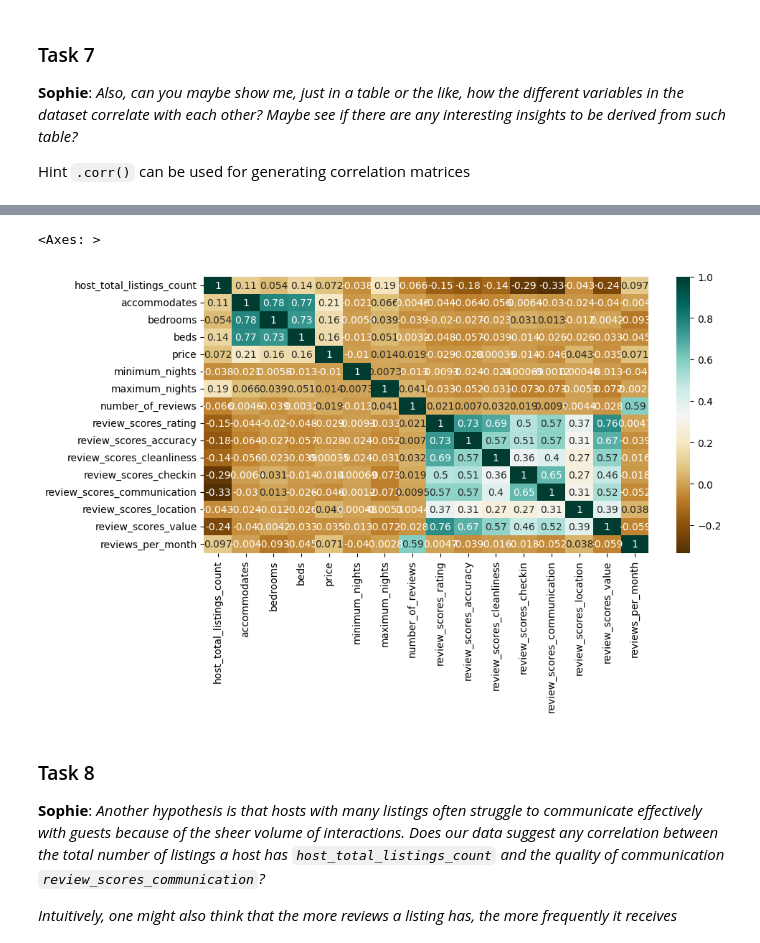
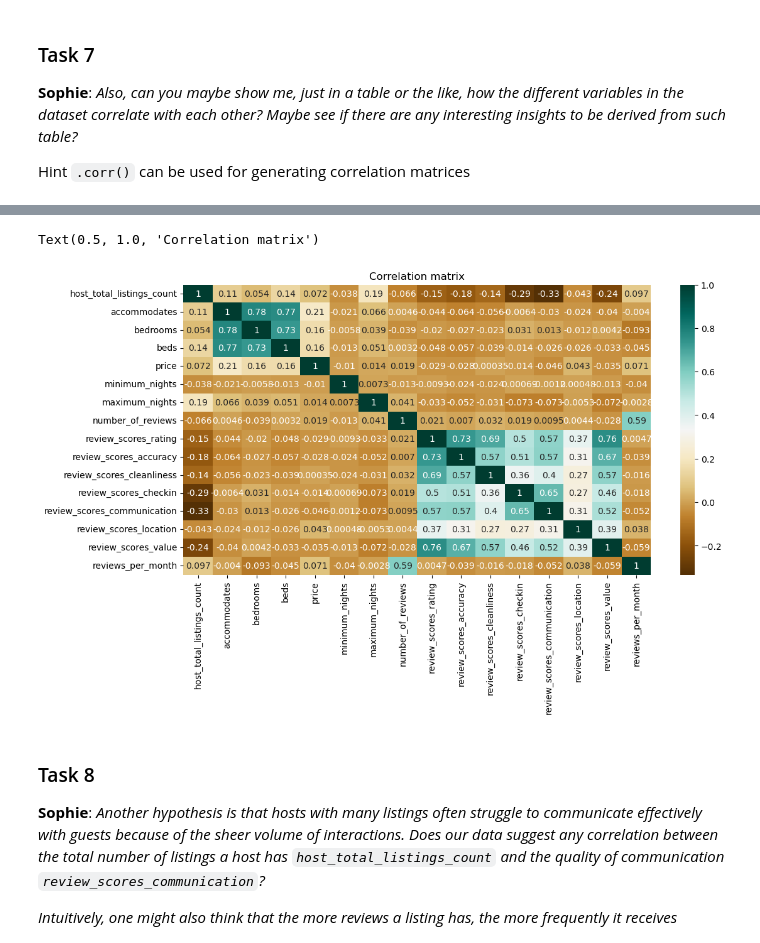
Before and after one commit to ravn12x/CBS-PROG, a Jupyter notebook: Programming/DTDDB (2024) Exercises for Session 13.ipynb, the cells around one changed output, grey strips where cells are left out. Cells and saved outputs as stored; diff of their text form; code cells hidden in the pictures.

```diff
--- a/Programming/DTDDB (2024) Exercises for Session 13.ipynb
+++ b/Programming/DTDDB (2024) Exercises for Session 13.ipynb
@@ -203,12 +207,13 @@ df.corr()
 # %%
 ### Write your code here
 import seaborn as sns
-plt.figure(figsize=(10,5))
+plt.figure(figsize=(12,6))
 c = df.corr()
 sns.heatmap(c,cmap="BrBG", annot=True)
+plt.title("Correlation matrix")
 # %% [output]
-<Axes: >
+Text(0.5, 1.0, 'Correlation matrix')
-[figure, old version]
+[figure, new version]
 # %% [markdown]
 ### Task 8
 
```
Also changed, not shown: parts of 3 cells of this notebook, 2 other files.
